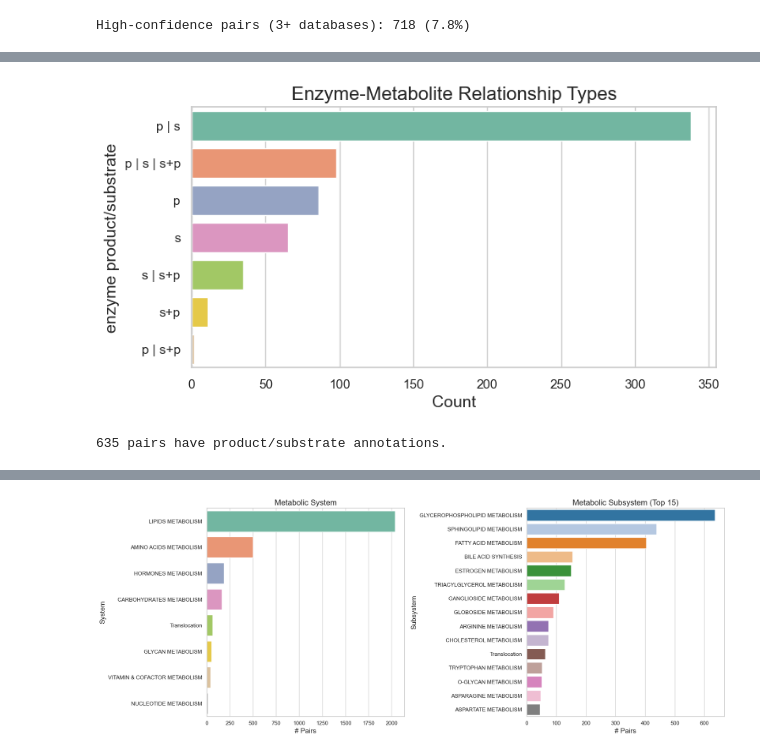
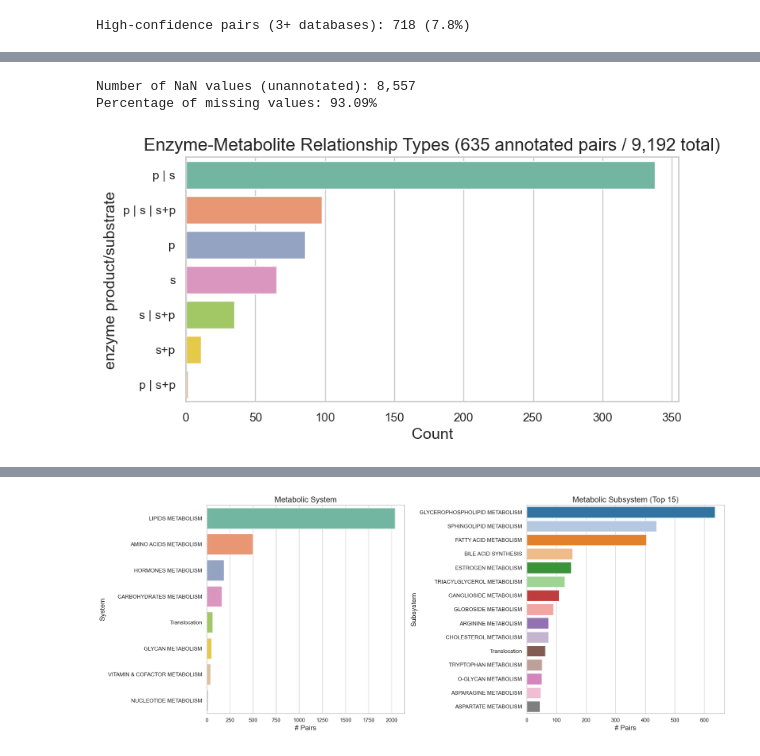
Before and after one commit to sakuramaezonoYCU/metabConnectomeDB, a Jupyter notebook: scripts/metab_targetPair_analysis.ipynb, the cells around one changed output, grey strips where cells are left out. Saved outputs shown, nothing was run; the diff lists cells and outputs as text; code cells hidden in the pictures.

```diff
--- a/scripts/metabolite_targetPair_analysis.ipynb
+++ b/scripts/metab_targetPair_analysis.ipynb
@@ -16,5 +16,19 @@ import os
 
 sns.set_theme(style='whitegrid', palette='muted')
 plt.rcParams.update({'figure.figsize': (12,6), 'font.size': 12, 'axes.titlesize': 16, 'axes.labelsize': 14})
+# %%
+# ==========================================
+# ⚙️ USER PARAMETERS (Confidence Filter & Export Options)
+# ==========================================
+# Choose which metabolite confidence tiers to retain for downstream analysis:
+# - 'all'            -> Retain all target pairs (Tiers 1, 2, and 3)
+# - 'tier_1'         -> Retain only Tier 1 (High Confidence) pairs (4+ databases)
+# - 'tier_1_and_2'   -> Retain Tier 1 and Tier 2 (High & Medium Confidence) pairs
+TIER_FILTER = 'all'  # DEFAULT: 'all'. Change to 'tier_1' or 'tier_1_and_2' to filter!
+
+# Full Notebook HTML Report Export Toggle:
+# - True  -> Automatically exports the entire notebook (Markdown, Code, Tables, Figures) to styled HTML
+# - False -> Disables automatic HTML export
+SAVE_AS_HTML = True  # DEFAULT: False. Change to True to export the entire notebook!
 # %% [markdown]
 ## 2. Load Data
@@ -143,11 +310,18 @@ plt.xlabel('Count'); plt.show()
 # %%
+eps = df['enzyme product/substrate'].value_counts(dropna=False)
+nan_count = df['enzyme product/substrate'].isna().sum()
+nan_percentage = df['enzyme product/substrate'].isna().mean() * 100
+
+print(f"Number of NaN values (unannotated): {nan_count:,}")
+print(f"Percentage of missing values: {nan_percentage:.2f}%")
+
 eps = df['enzyme product/substrate'].value_counts(dropna=True)
 plt.figure(figsize=(8, 4))
 sns.barplot(x=eps.values, y=eps.index, palette='Set2', hue=eps.index, legend=False)
-plt.title('Enzyme-Metabolite Relationship Types'); plt.xlabel('Count'); plt.show()
-print(f'\n{eps.sum()} pairs have product/substrate annotations.')
+plt.title(f'Enzyme-Metabolite Relationship Types ({eps.sum():,} annotated pairs / {len(df):,} total)'); plt.xlabel('Count'); plt.show()
 # %% [output]
+Number of NaN values (unannotated): 8,557
+Percentage of missing values: 93.09%
-[figure, old version]
+[figure, new version]
-635 pairs have product/substrate annotations.
 # %% [markdown]
 ### 5.3. Interaction Type (Promote/Inhibit/Release/Consume)
```
Also changed, not shown: parts of 27 cells of this notebook, 3 other files.
